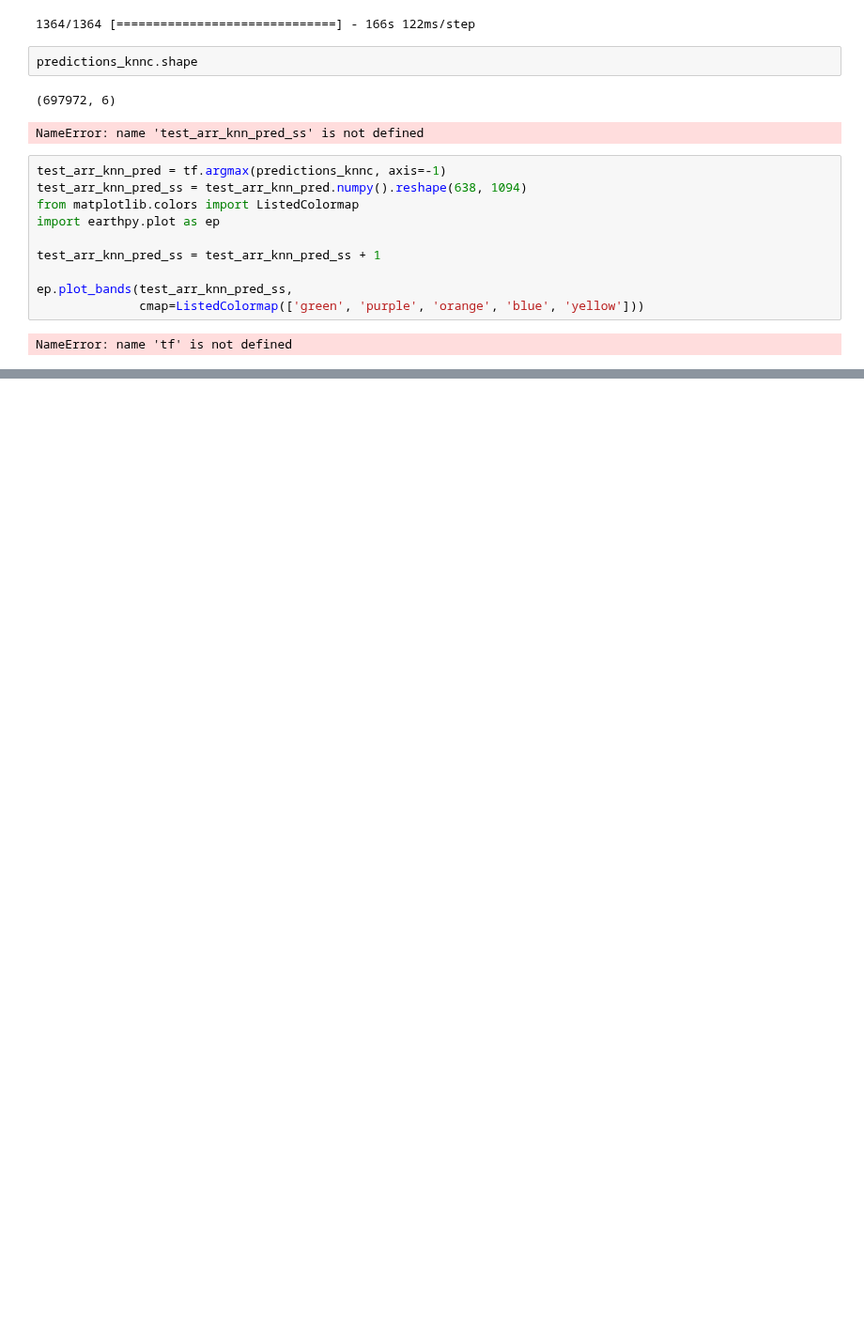
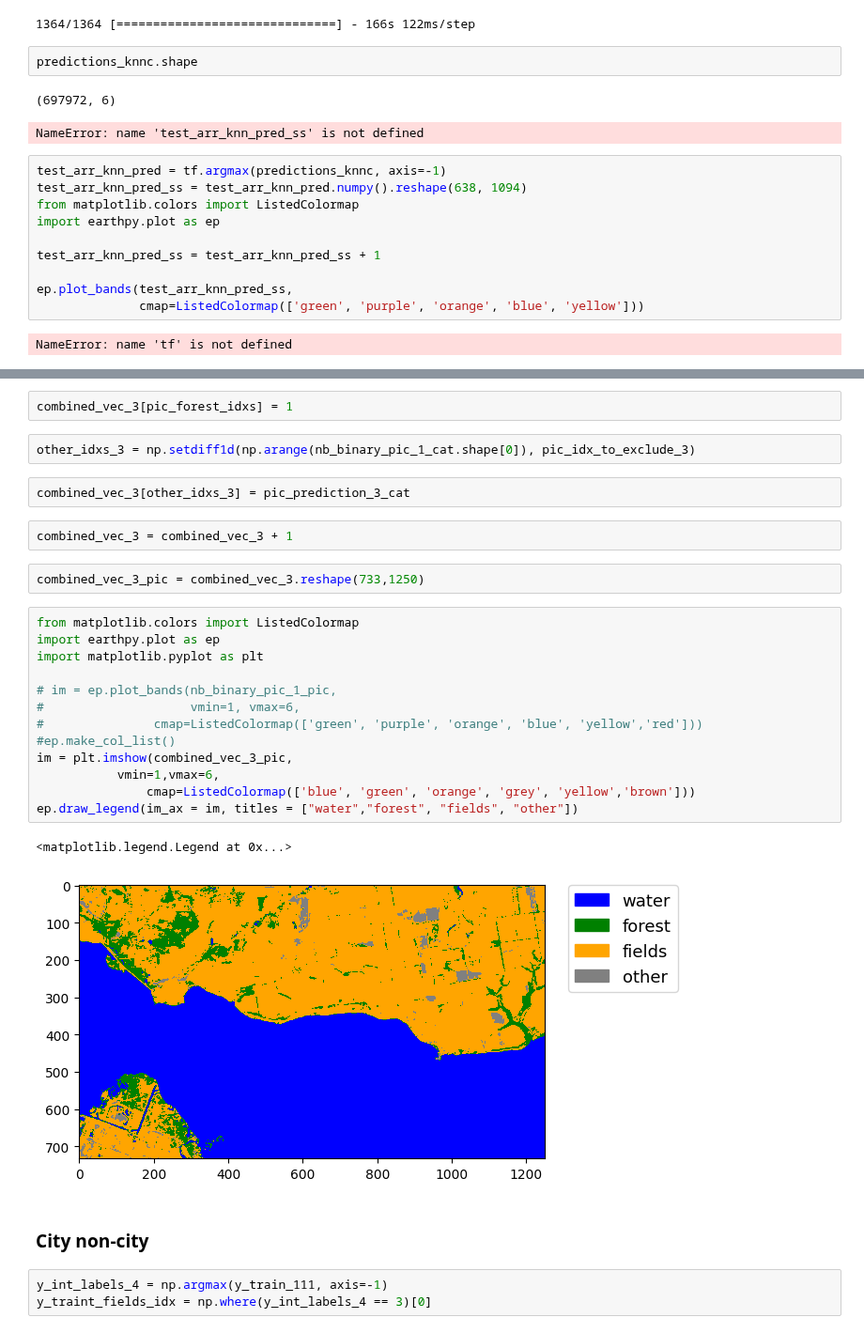
Before and after one commit to angpysha/Satellite_Imagery_Analysis, a Jupyter notebook: Classification/dataset_6_keras.ipynb, the cells around one changed output, grey strips where cells are left out. Shown at 94% size. Drawn from its saved outputs; the diff is of its cells as text; blank space fills up the shorter version.

```diff
--- a/Classification/dataset_6_keras.ipynb
+++ b/Classification/dataset_6_keras.ipynb
@@ -986,0 +1410,31 @@ NameError: name 'tf' is not defined
+# %%
+combined_vec_3[pic_forest_idxs] = 1
+# %%
+other_idxs_3 = np.setdiff1d(np.arange(nb_binary_pic_1_cat.shape[0]), pic_idx_to_exclude_3)
+# %%
+combined_vec_3[other_idxs_3] = pic_prediction_3_cat
+# %%
+combined_vec_3 = combined_vec_3 + 1
+# %%
+combined_vec_3_pic = combined_vec_3.reshape(733,1250)
+# %%
+from matplotlib.colors import ListedColormap
+import earthpy.plot as ep
+import matplotlib.pyplot as plt
+
+# im = ep.plot_bands(nb_binary_pic_1_pic,
+#                    vmin=1, vmax=6,
+#               cmap=ListedColormap(['green', 'purple', 'orange', 'blue', 'yellow','red']))
+#ep.make_col_list()
+im = plt.imshow(combined_vec_3_pic,
+           vmin=1,vmax=6,
+               cmap=ListedColormap(['blue', 'green', 'orange', 'grey', 'yellow','brown']))
+ep.draw_legend(im_ax = im, titles = ["water","forest", "fields", "other"])
+# %% [output]
+<matplotlib.legend.Legend at 0x...>
+[figure, added]
+# %% [markdown]
+### City non-city
+# %%
+y_int_labels_4 = np.argmax(y_train_111, axis=-1)
+y_traint_fields_idx = np.where(y_int_labels_4 == 3)[0]
```
Also changed, not shown: parts of 221 cells of this notebook, 1 other file.
